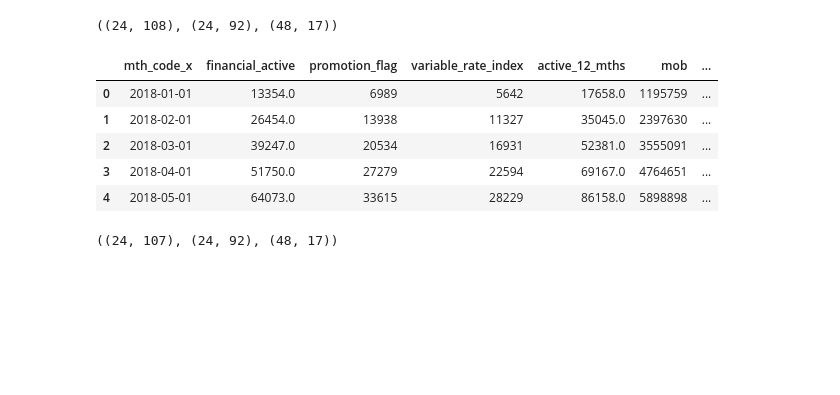
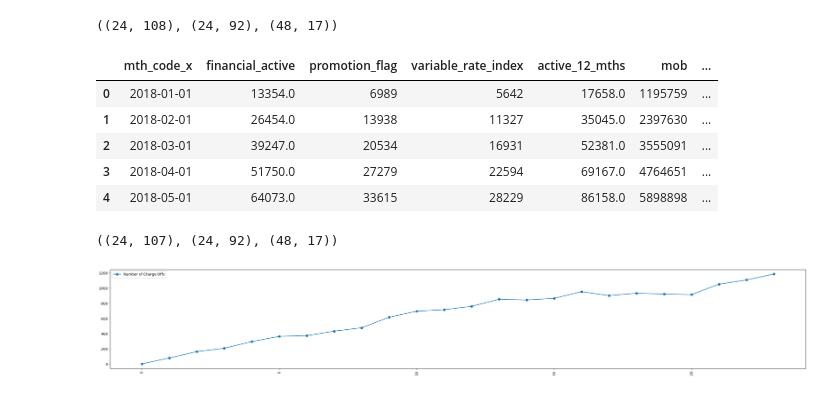
Before and after one commit to danielHett/data-gurus, a Jupyter notebook: summary_and_macro.ipynb, the cells around one changed output. Saved outputs shown, nothing was run; the diff lists cells and outputs as text; code cells hidden in the pictures; blank space fills up the shorter version.

```diff
--- a/summary_and_macro.ipynb
+++ b/summary_and_macro.ipynb
@@ -56,3 +56,16 @@ merged.shape, summ.shape, macro.shape
 ((24, 107), (24, 92), (48, 17))
 # %%
 merged.to_csv('merged.csv', index=False)
+# %%
+merged['mth_code_x'] = pd.to_datetime(merged['mth_code_x'])
+# %%
+import matplotlib.pyplot as plt
+# Ploting the curve
+plt.figure(figsize=(35,5))
+#plt.grid()
+plt.plot(merged['charge_off'], marker='o', label='Number of Charge Offs')
+plt.xticks(rotation=90)
+plt.legend()
+plt.show()
+# %% [output]
+[figure, added]
```
Also changed, not shown: parts of 17 cells of this notebook.
